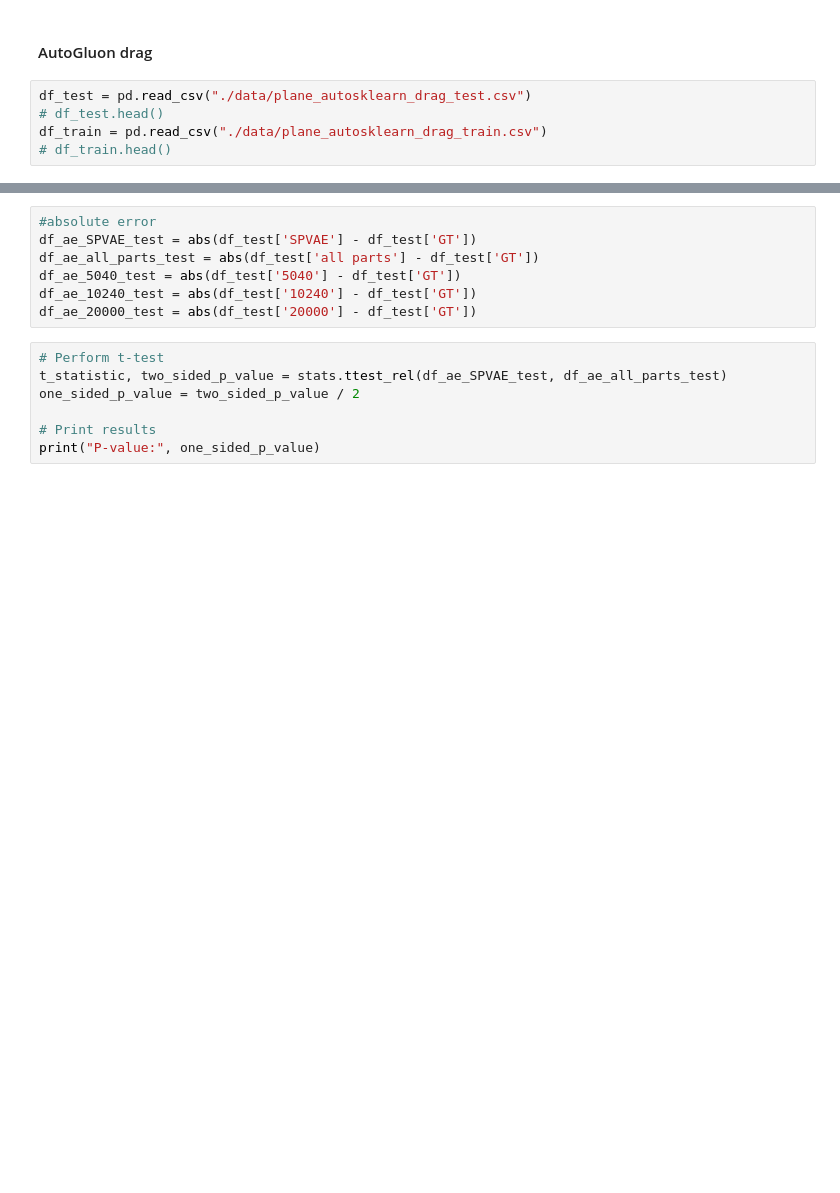
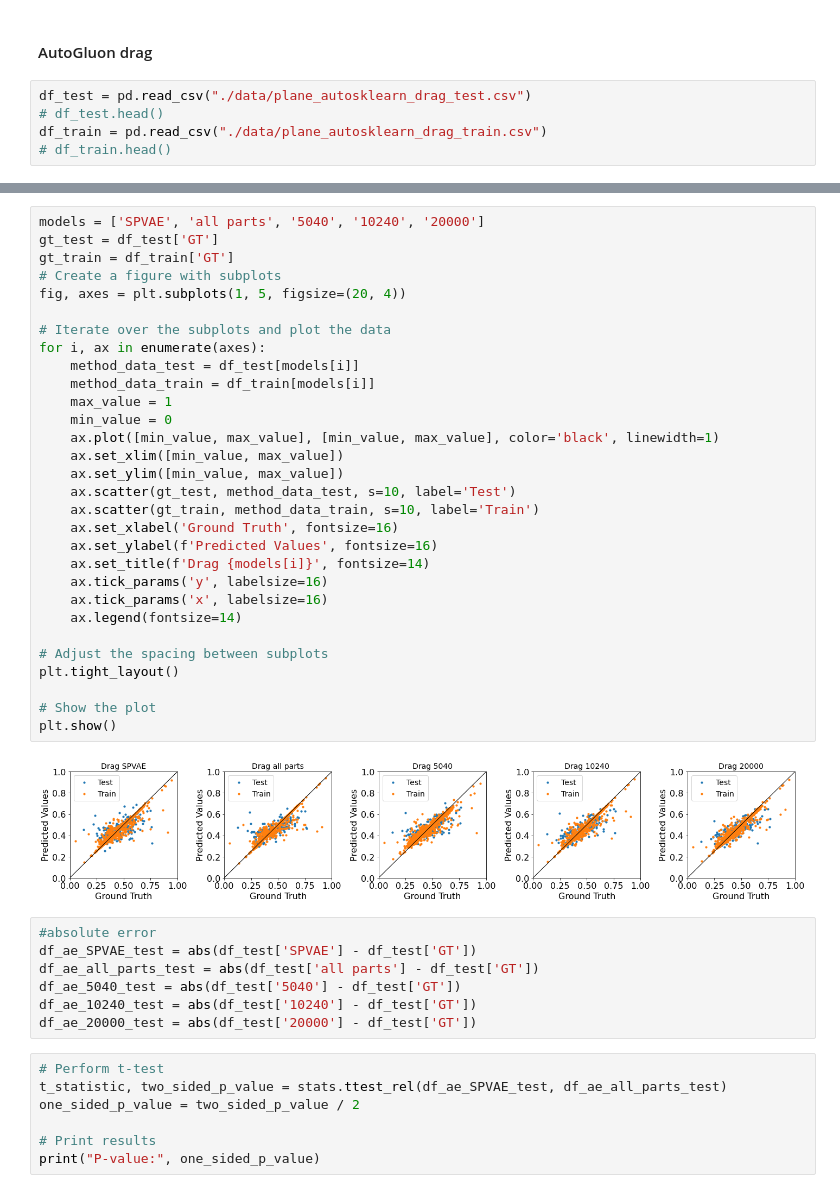
Before and after one commit to Xingang-Li/structure_aware_design_evaluation, a Jupyter notebook: plane/plane_autosklearn_drag.ipynb, the cells around one changed output, grey strips where cells are left out. Drawn from its saved outputs; the diff is of its cells as text; blank space fills up the shorter version.

```diff
--- a/plane/plane_autosklearn_drag.ipynb
+++ b/plane/plane_autosklearn_drag.ipynb
@@ -43,3 +43,35 @@ plt.show()
+# %%
+models = ['SPVAE', 'all parts', '5040', '10240', '20000']
+gt_test = df_test['GT']
+gt_train = df_train['GT']
+# Create a figure with subplots
+fig, axes = plt.subplots(1, 5, figsize=(20, 4))
+
+# Iterate over the subplots and plot the data
+for i, ax in enumerate(axes):
+    method_data_test = df_test[models[i]]
+    method_data_train = df_train[models[i]]
+    max_value = 1
+    min_value = 0
+    ax.plot([min_value, max_value], [min_value, max_value], color='black', linewidth=1)
+    ax.set_xlim([min_value, max_value])
+    ax.set_ylim([min_value, max_value])
+    ax.scatter(gt_test, method_data_test, s=10, label='Test')
+    ax.scatter(gt_train, method_data_train, s=10, label='Train')
+    ax.set_xlabel('Ground Truth', fontsize=16)
+    ax.set_ylabel(f'Predicted Values', fontsize=16)
+    ax.set_title(f'Drag {models[i]}', fontsize=14)
+    ax.tick_params('y', labelsize=16)
+    ax.tick_params('x', labelsize=16)
+    ax.legend(fontsize=14)
+
+# Adjust the spacing between subplots
+plt.tight_layout()
+
+# Show the plot
+plt.show()
+# %% [output]
+[figure, added]
 # %%
 #absolute error
 df_ae_SPVAE_test = abs(df_test['SPVAE'] - df_test['GT'])
```
Also changed, not shown: parts of 5 cells of this notebook, 11 other files.
